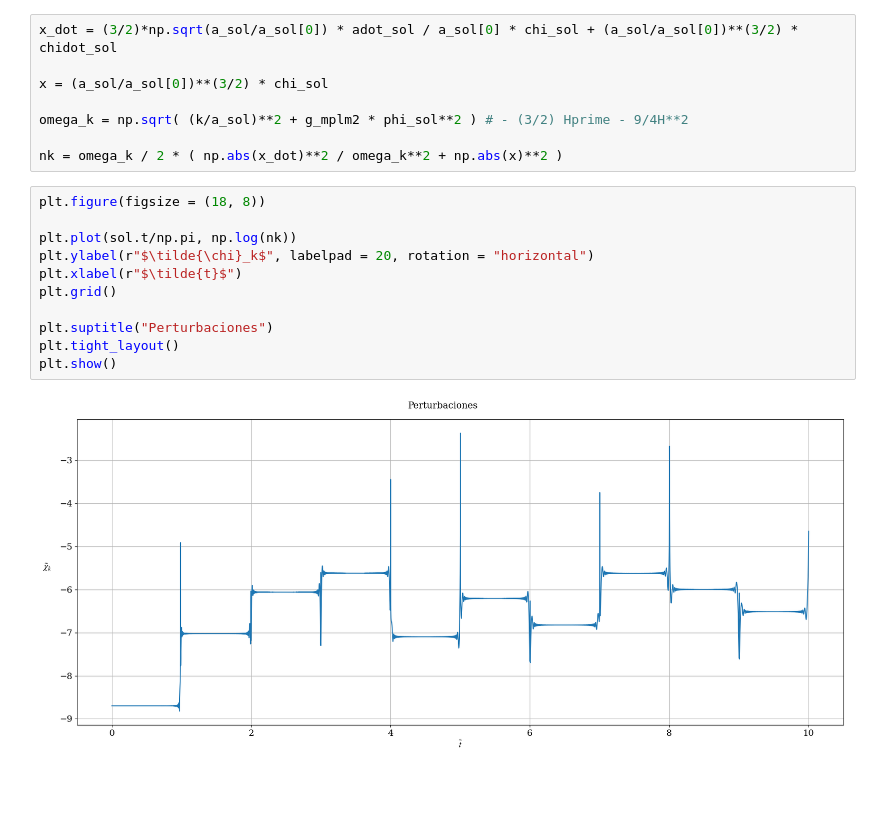
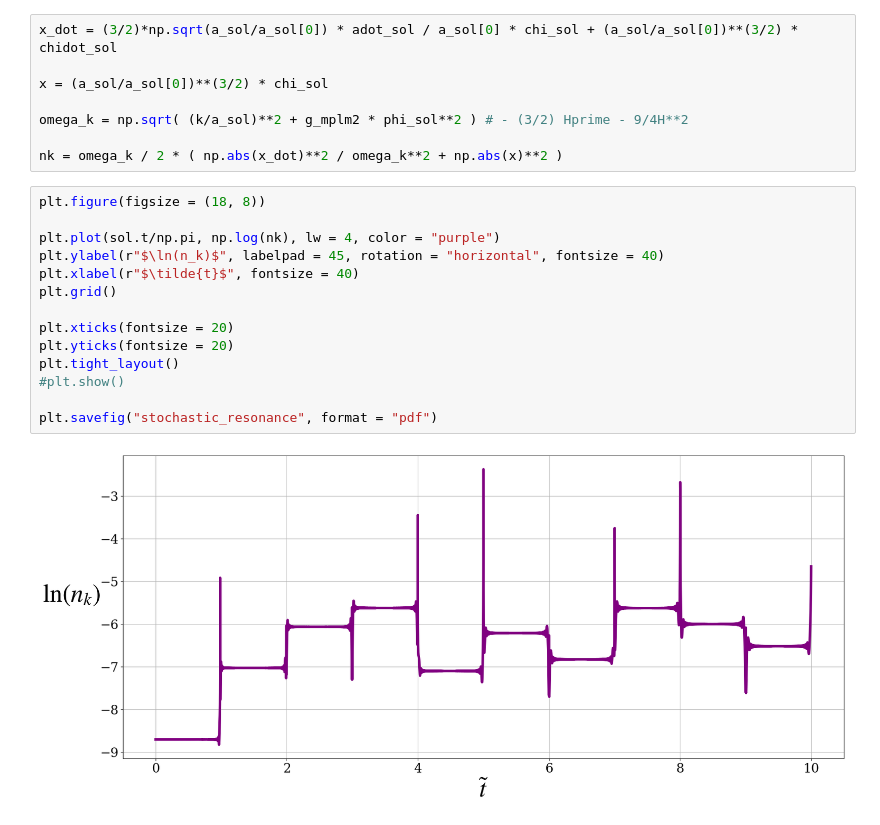
Before and after one commit to TomasCiccarella/Tesis, a Jupyter notebook: Mathieu/m2phi2/m2phi2_expansion.ipynb, the cells around one changed output. Drawn from its saved outputs; the diff is of its cells as text; blank space fills up the shorter version.

```diff
--- a/Mathieu/m2phi2/m2phi2_expansion.ipynb
+++ b/Mathieu/m2phi2/m2phi2_expansion.ipynb
@@ -124,13 +146,16 @@ nk = omega_k / 2 * ( np.abs(x_dot)**2 / omega_k**2 + np.abs(x)**2 )
 # %%
 plt.figure(figsize = (18, 8))
 
-plt.plot(sol.t/np.pi, np.log(nk))
-plt.ylabel(r"$\tilde{\chi}_k$", labelpad = 20, rotation = "horizontal")
-plt.xlabel(r"$\tilde{t}$")
+plt.plot(sol.t/np.pi, np.log(nk), lw = 4, color = "purple")
+plt.ylabel(r"$\ln(n_k)$", labelpad = 45, rotation = "horizontal", fontsize = 40)
+plt.xlabel(r"$\tilde{t}$", fontsize = 40)
 plt.grid()
 
-plt.suptitle("Perturbaciones")
+plt.xticks(fontsize = 20)
+plt.yticks(fontsize = 20)
 plt.tight_layout()
-plt.show()
+#plt.show()
+
+plt.savefig("stochastic_resonance", format = "pdf")
 # %% [output]
-[figure, old version]
+[figure, new version]
```
Also changed, not shown: parts of 8 cells of this notebook, 23 other files.
